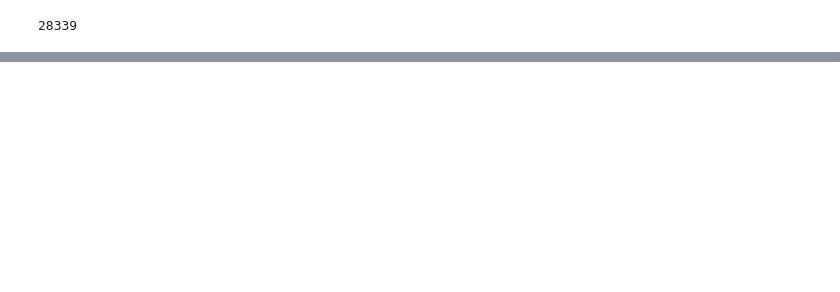
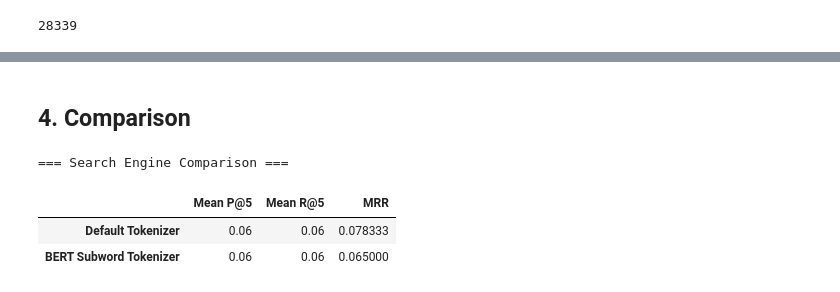
Before and after one commit to vietquang8071/nlp-app, a Jupyter notebook: lab1/experiments.ipynb, the cells around one changed output, grey strips where cells are left out. Drawn from its saved outputs; the diff is of its cells as text; code cells hidden in the pictures; blank space fills up the shorter version.

```diff
--- a/lab1/experiments.ipynb
+++ b/lab1/experiments.ipynb
@@ -452,0 +536,8 @@ Results for: ""transformer language model""
+# %%
+default_results, default_metrics = evaluate_search_engine(search_engine, eval_df, k=5)
+
+print('=== Default Tokenizer — Per-Query Results ===')
+display(default_results[['query_id', 'query', 'P@5', 'R@5', 'RR']])
+print(f"\nMean P@5:  {default_metrics['Mean P@5']:.4f}")
+print(f"Mean R@5:  {default_metrics['Mean R@5']:.4f}")
+print(f"MRR:       {default_metrics['MRR']:.4f}")
@@ -452,0 +562,7 @@ Results for: ""transformer language model""
+# %%
+bert_results, bert_metrics = evaluate_search_engine(search_engine_bert, eval_df, k=5)
+print('=== BERT Subword Tokenizer — Per-Query Results ===')
+display(bert_results[['query_id', 'query', 'P@5', 'R@5', 'RR']])
+print(f"\nMean P@5:  {bert_metrics['Mean P@5']:.4f}")
+print(f"Mean R@5:  {bert_metrics['Mean R@5']:.4f}")
+print(f"MRR:       {bert_metrics['MRR']:.4f}")
@@ -452,0 +585,17 @@ Results for: ""transformer language model""
+# %% [markdown]
+## 4. Comparison
+# %%
+comparison = pd.DataFrame({
+    'Default Tokenizer': default_metrics,
+    'BERT Subword Tokenizer': bert_metrics
+}).T
+
+print('=== Search Engine Comparison ===')
+display(comparison)
+
+comparison.to_csv("results.csv")
+# %% [output]
+=== Search Engine Comparison ===
+|  | Mean P@5 | Mean R@5 | MRR |
+| Default Tokenizer | 0.06 | 0.06 | 0.078333 |
+| BERT Subword Tokenizer | 0.06 | 0.06 | 0.065000 |
```
Also changed, not shown: parts of 15 cells of this notebook, 4 other files.
